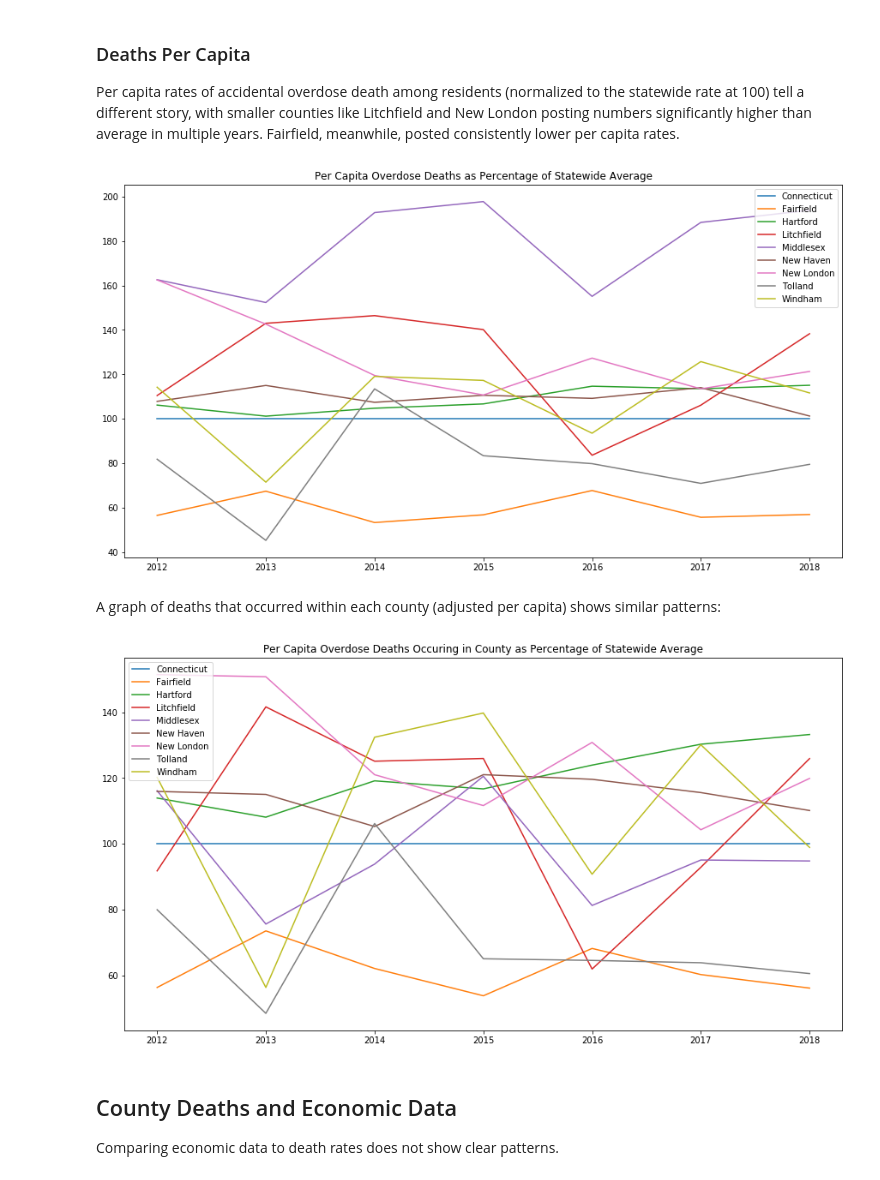
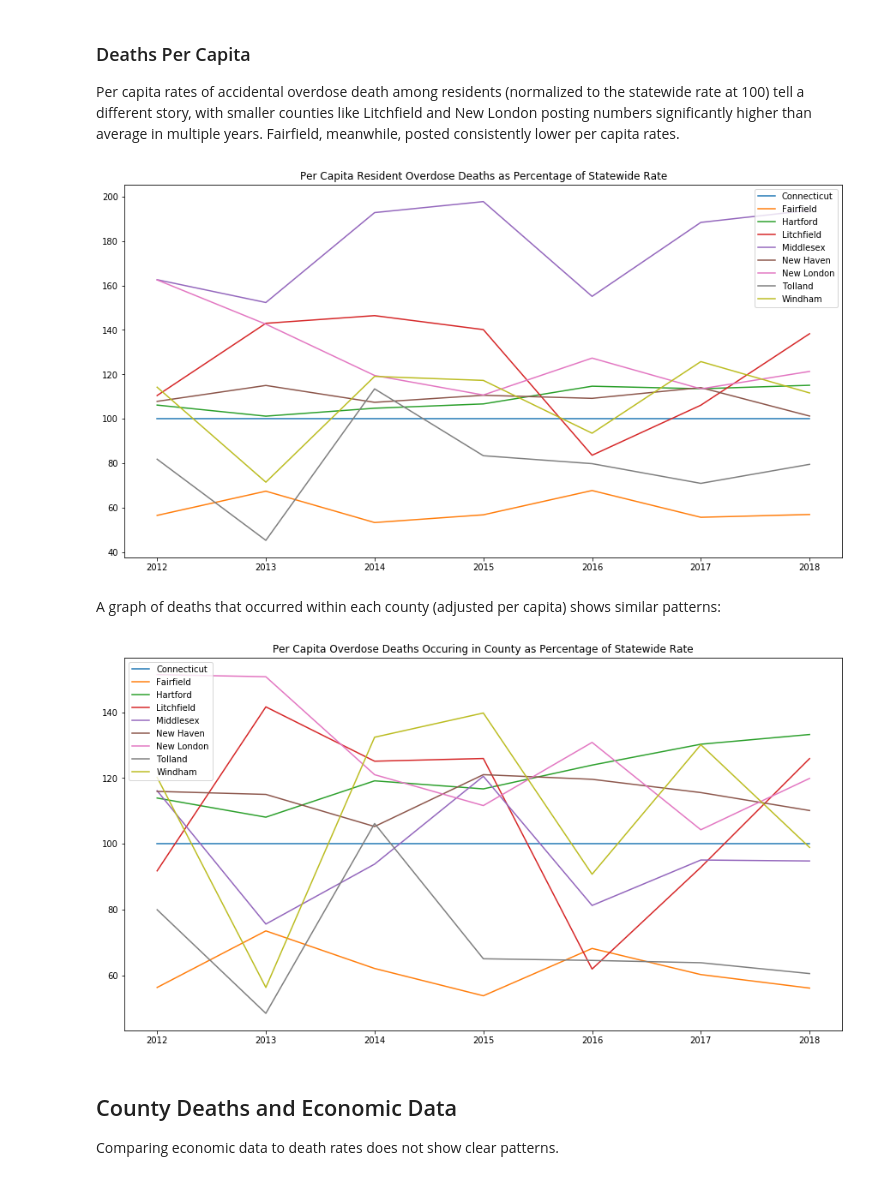
Before and after one commit to jeremyrrose/python_project03, a Jupyter notebook: Project3Report.ipynb, the cells around one changed output. Cells and saved outputs as stored; diff of their text form; code cells hidden in the pictures.

Commit message:
changed 'average' to 'rate' in chart labels

```diff
--- a/Project3Report.ipynb
+++ b/Project3Report.ipynb
@@ -58,21 +58,21 @@ Per capita rates of accidental overdose death among residents (normalized to the
 # %%
 def residentDeathsNorm():
     plt.figure(figsize=(15,8))
-    plt.title("Per Capita Resident Overdose Deaths as Percentage of Statewide Average")
+    plt.title("Per Capita Resident Overdose Deaths as Percentage of Statewide Rate")
     for jurisdiction in list(composite_info["Jurisdiction"].unique()):
         df = composite_info[composite_info["Jurisdiction"] == jurisdiction]
         plt.plot(df["Year"], df["ResidentDeathsNorm"], label=jurisdiction)
     plt.legend()
 
 residentDeathsNorm()
 # %% [output]
-[figure, old version]
+[figure, new version]
 # %% [markdown]
 A graph of deaths that occurred within each county (adjusted per capita) shows similar patterns:
 # %%
 def deathsInCountyNorm():
     plt.figure(figsize=(15,8))
-    plt.title("Per Capita Overdose Deaths Occuring in County as Percentage of Statewide Average")
+    plt.title("Per Capita Overdose Deaths Occuring in County as Percentage of Statewide Rate")
     for jurisdiction in list(composite_info["Jurisdiction"].unique()):
         df = composite_info[composite_info["Jurisdiction"] == jurisdiction]
         plt.plot(df["Year"], df["DeathsInCountyNorm"], label=jurisdiction)
@@ -80,7 +80,7 @@ def deathsInCountyNorm():
 
 deathsInCountyNorm()
 # %% [output]
-[figure, old version]
+[figure, new version]
 # %% [markdown]
 ## County Deaths and Economic Data
 
```
